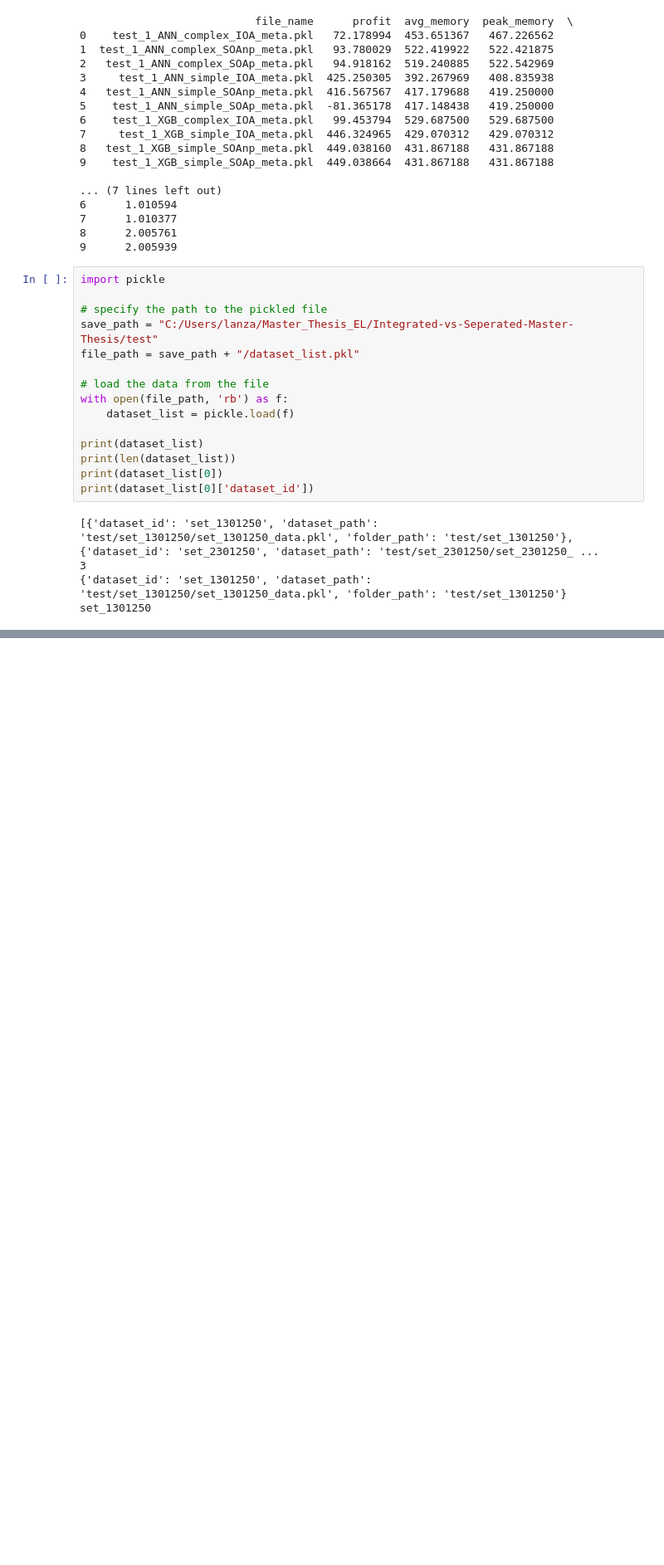
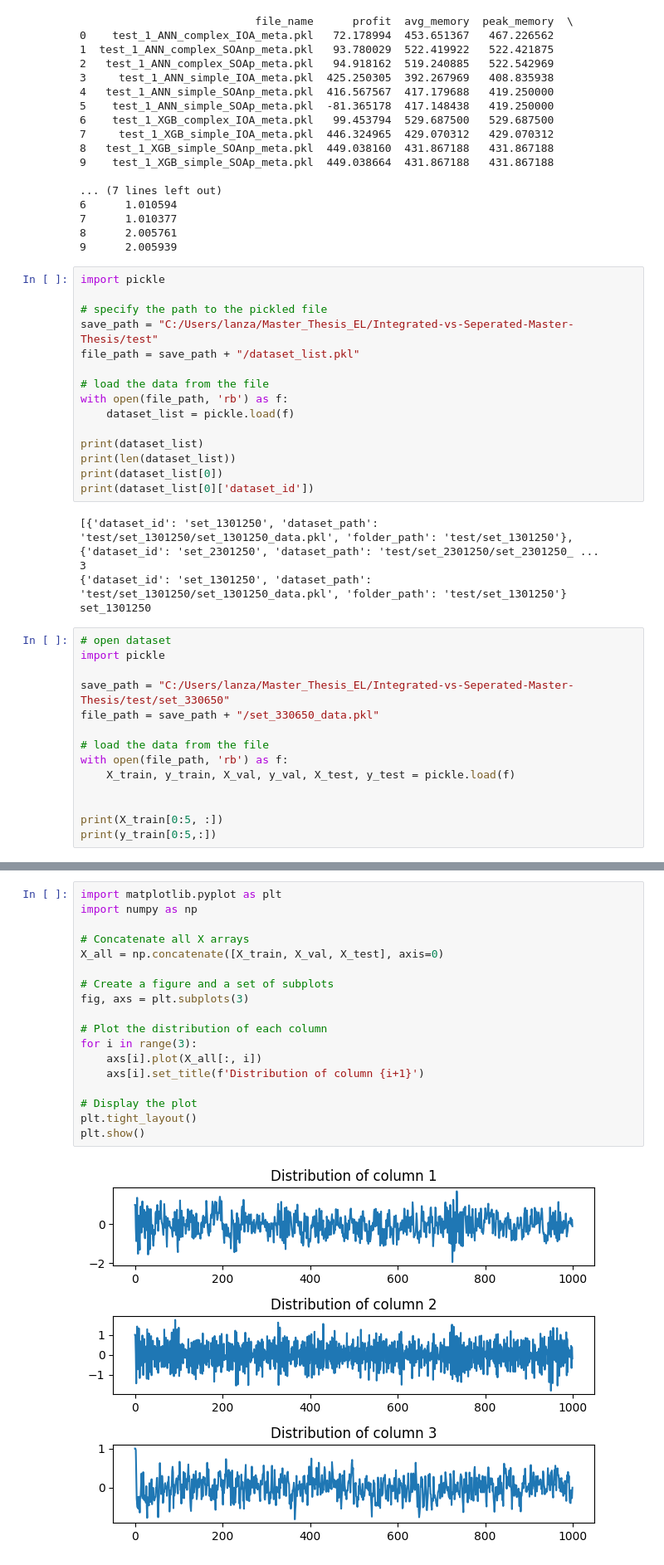
Before and after one commit to Lanza-git/Integrated-vs-Seperated-Master-Thesis, a Jupyter notebook: Main/evaluation.ipynb, the cells around one changed output, grey strips where cells are left out. Shown at 83% size. Saved outputs shown, nothing was run; the diff lists cells and outputs as text; blank space fills up the shorter version.

```diff
--- a/Main/evaluation.ipynb
+++ b/Main/evaluation.ipynb
@@ -96,3 +96,17 @@ print(dataset_list[0]['dataset_id'])
 3
 {'dataset_id': 'set_1301250', 'dataset_path': 'test/set_1301250/set_1301250_data.pkl', 'folder_path': 'test/set_1301250'}
 set_1301250
+# %%
+# open dataset
+import pickle
+
+save_path = "C:/Users/lanza/Master_Thesis_EL/Integrated-vs-Seperated-Master-Thesis/test/set_330650"
+file_path = save_path + "/set_330650_data.pkl"
+
+# load the data from the file
+with open(file_path, 'rb') as f:
+    X_train, y_train, X_val, y_val, X_test, y_test = pickle.load(f)
+
+
+print(X_train[0:5, :])
+print(y_train[0:5,:])
@@ -98,0 +124,20 @@ set_1301250
+# %%
+import matplotlib.pyplot as plt
+import numpy as np
+
+# Concatenate all X arrays
+X_all = np.concatenate([X_train, X_val, X_test], axis=0)
+
+# Create a figure and a set of subplots
+fig, axs = plt.subplots(3)
+
+# Plot the distribution of each column
+for i in range(3):
+    axs[i].plot(X_all[:, i])
+    axs[i].set_title(f'Distribution of column {i+1}')
+
+# Display the plot
+plt.tight_layout()
+plt.show()
+# %% [output]
+[figure, added]
```
Also changed, not shown: parts of 2 cells of this notebook, 3 other files.
